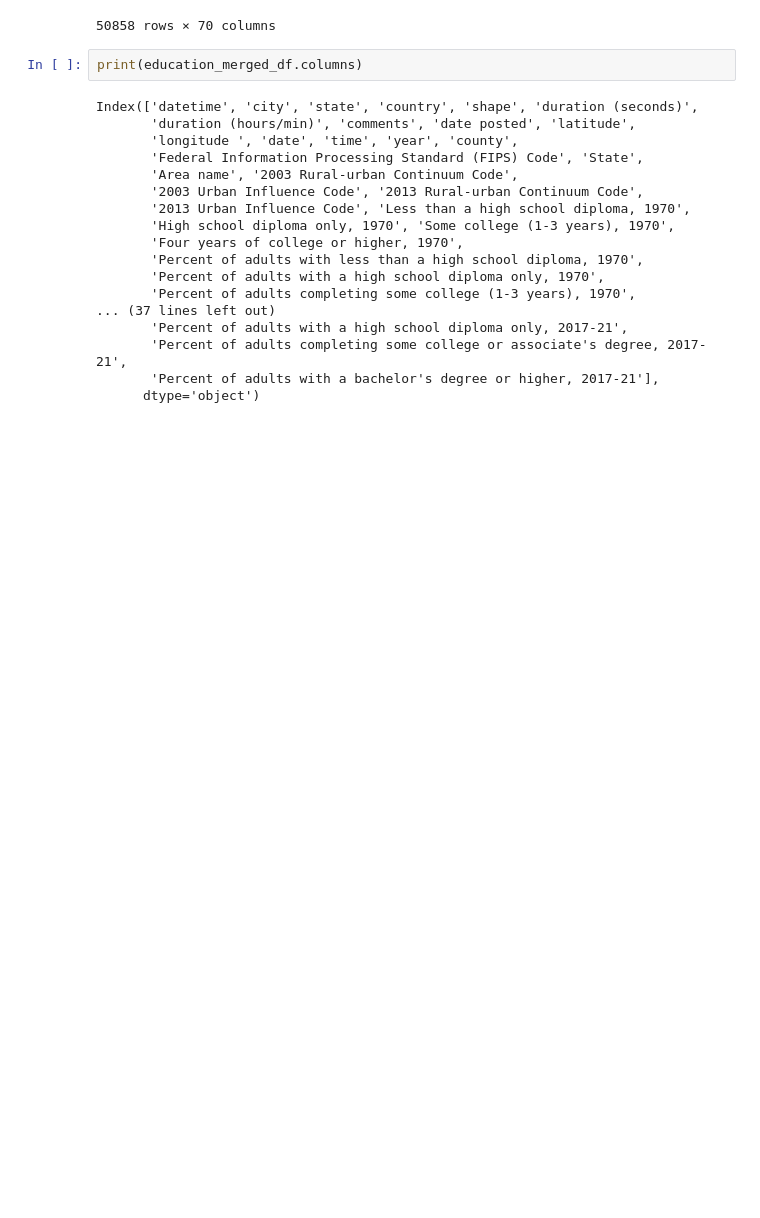
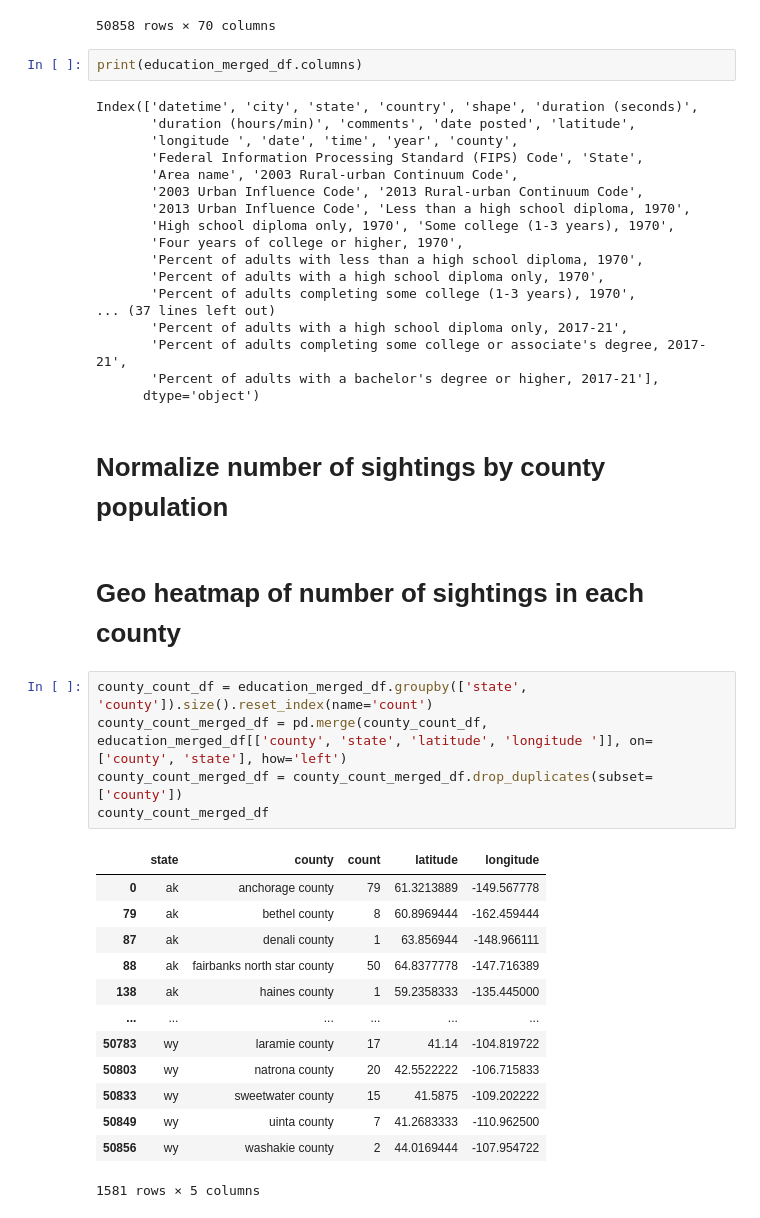
Before and after one commit to maxsohl/GSB521FinalProj, a Jupyter notebook: I see Allens Final Proj.ipynb, the cells around one changed output. Drawn from its saved outputs; the diff is of its cells as text; blank space fills up the shorter version.

```diff
--- a/I see Allens Final Proj.ipynb
+++ b/I see Allens Final Proj.ipynb
@@ -132,3 +167,26 @@ Index(['datetime', 'city', 'state', 'country', 'shape', 'duration (seconds)',
        'Percent of adults completing some college or associate's degree, 2017-21',
        'Percent of adults with a bachelor's degree or higher, 2017-21'],
       dtype='object')
+# %% [markdown]
+# Normalize number of sightings by county population
+# %% [markdown]
+# Geo heatmap of number of sightings in each county
+# %%
+county_count_df = education_merged_df.groupby(['state', 'county']).size().reset_index(name='count')
+county_count_merged_df = pd.merge(county_count_df, education_merged_df[['county', 'state', 'latitude', 'longitude ']], on=['county', 'state'], how='left')
+county_count_merged_df = county_count_merged_df.drop_duplicates(subset=['county'])
+county_count_merged_df
+# %% [output]
+|  | state | county | count | latitude | longitude |
+| 0 | ak | anchorage county | 79 | 61.3213889 | -149.567778 |
+| 79 | ak | bethel county | 8 | 60.8969444 | -162.459444 |
+| 87 | ak | denali county | 1 | 63.856944 | -148.966111 |
+| 88 | ak | fairbanks north star county | 50 | 64.8377778 | -147.716389 |
+| 138 | ak | haines county | 1 | 59.2358333 | -135.445000 |
+| ... | ... | ... | ... | ... | ... |
+| 50783 | wy | laramie county | 17 | 41.14 | -104.819722 |
+| 50803 | wy | natrona county | 20 | 42.5522222 | -106.715833 |
+| 50833 | wy | sweetwater county | 15 | 41.5875 | -109.202222 |
+| 50849 | wy | uinta county | 7 | 41.2683333 | -110.962500 |
+| 50856 | wy | washakie county | 2 | 44.0169444 | -107.954722 |
+1581 rows × 5 columns
```
Also changed, not shown: parts of 4 cells of this notebook.
